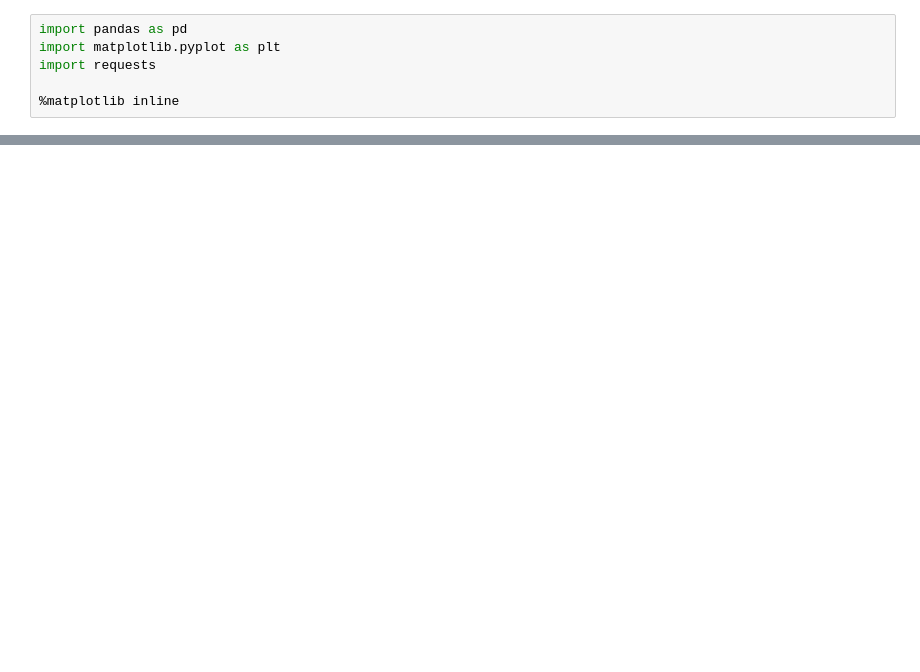
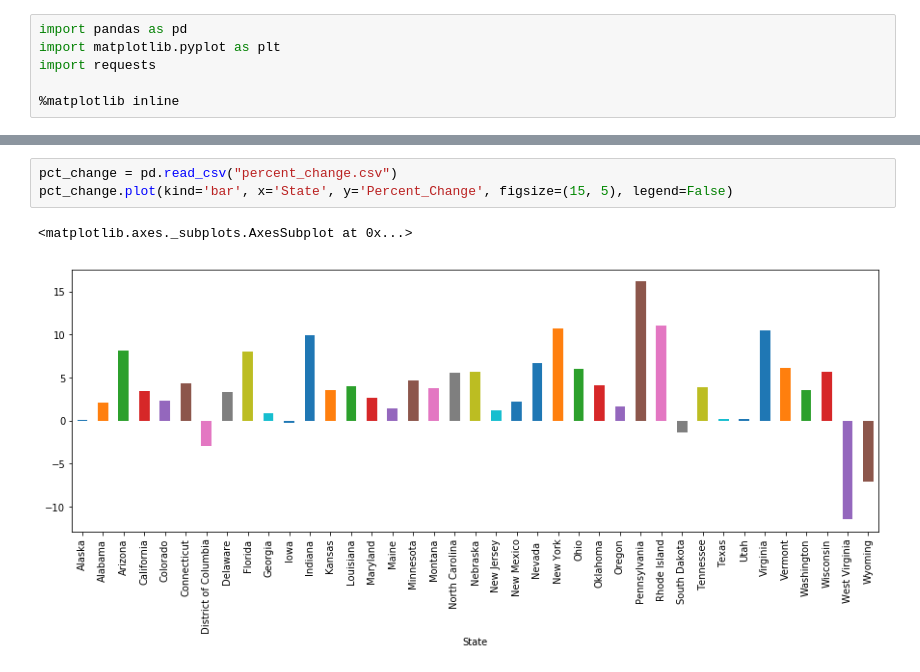
Before and after one commit to linleysanders/data-studio, a Jupyter notebook: Code/03-youth-vote/Youth Vote.ipynb, the cells around one changed output, grey strips where cells are left out. Drawn from its saved outputs; the diff is of its cells as text; blank space fills up the shorter version.

```diff
--- a/Code/03-youth-vote/Youth Vote.ipynb
+++ b/Code/03-youth-vote/Youth Vote.ipynb
@@ -57,0 +95,6 @@ df.sort_values(by='State', ascending=True).plot(kind='bar', x='State', y='18_29'
+# %%
+pct_change = pd.read_csv("percent_change.csv")
+pct_change.plot(kind='bar', x='State', y='Percent_Change', figsize=(15, 5), legend=False)
+# %% [output]
+<matplotlib.axes._subplots.AxesSubplot at 0x...>
+[figure, added]
```
Also changed, not shown: parts of 9 cells of this notebook, 2 other files.
